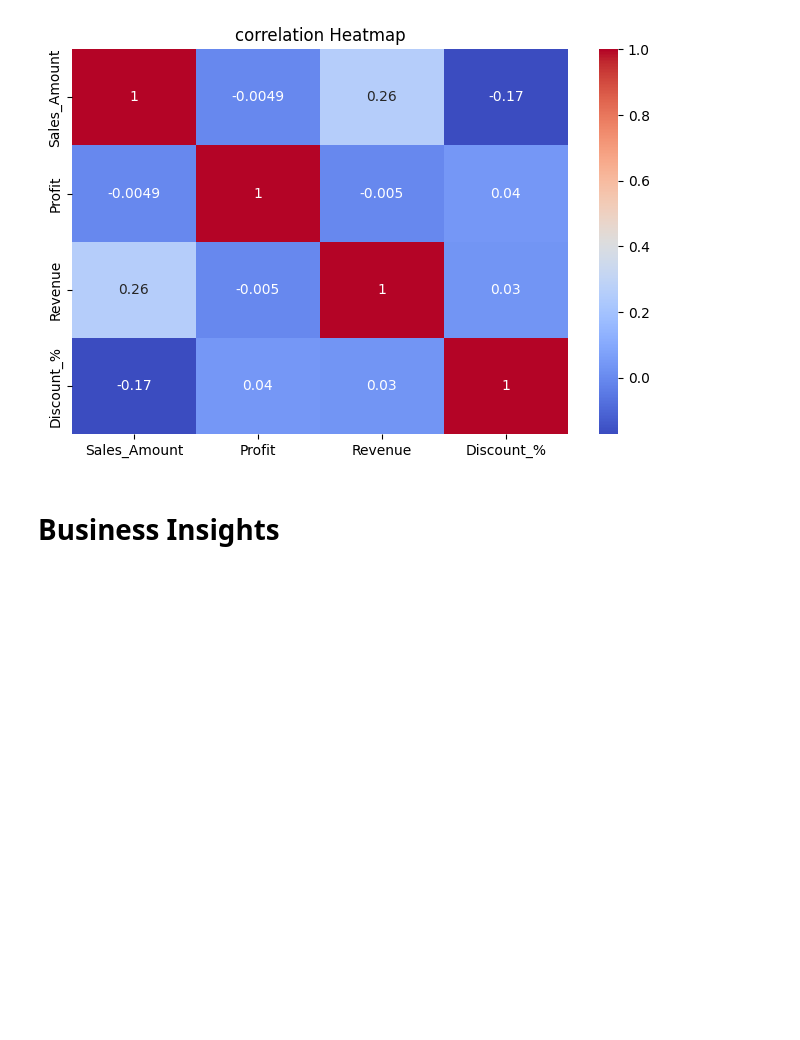
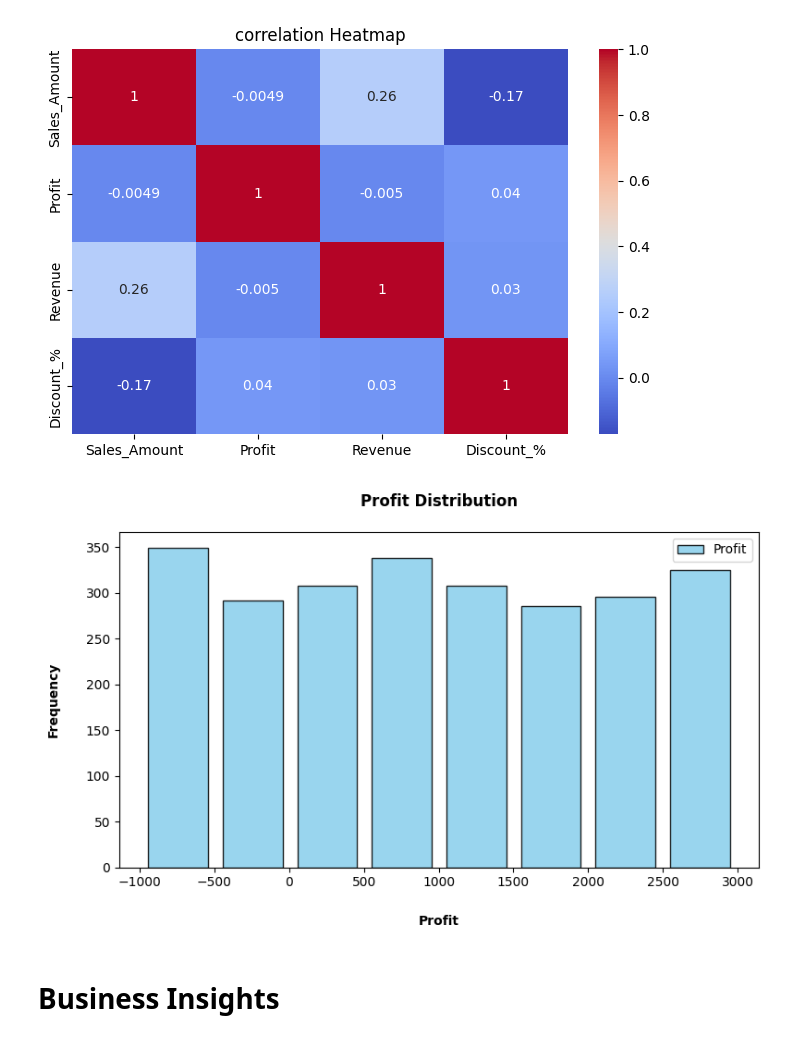
Before and after one commit to pratiksha-2410/Sales-Performance-Analysis, a Jupyter notebook: sales performance analyzer.ipynb, the cells around one changed output. Cells and saved outputs as stored; diff of their text form; code cells hidden in the pictures; blank space fills up the shorter version.

Commit message:
Histogram Plot

```diff
--- a/sales performance analyzer.ipynb
+++ b/sales performance analyzer.ipynb
@@ -428,6 +428,23 @@ plt.title("correlation Heatmap")
 plt.show()
 # %% [output]
 [figure]
+# %%
+# Histogram Plot
+
+plt.figure(figsize=(8,5))
+
+plt.hist(df['Profit'], bins=8,color='skyblue',edgecolor='black',alpha=0.85,rwidth=0.8)
+plt.title('Profit Distribution',fontweight='bold',pad=20)
+plt.xlabel('Profit',fontweight='bold',labelpad=20)
+plt.ylabel('Frequency',fontweight='bold',labelpad=20)
+
+plt.tight_layout()
+plt.legend(['Profit'])
+
+
+plt.show()
+# %% [output]
+[figure, added]
 # %% [markdown]
 # Business Insights
 # %% [markdown]
```
Also changed, not shown: parts of 1 cell of this notebook.
